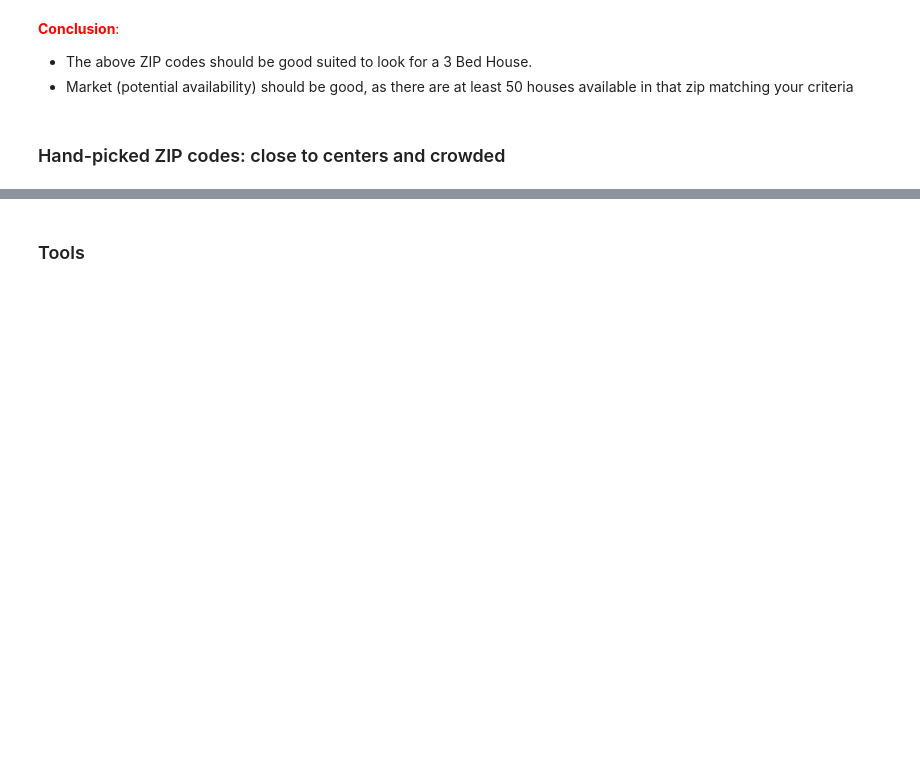
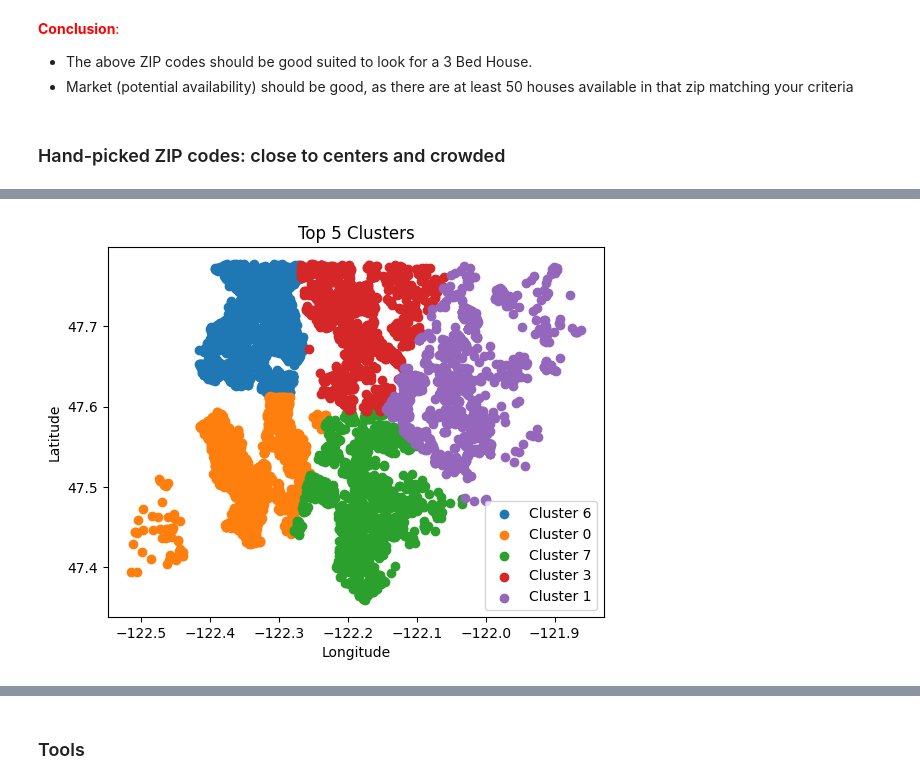
Before and after one commit to xit7/ds-eda-first-project-houses, a Jupyter notebook: 2_assignment-analysis.ipynb, the cells around one changed output, grey strips where cells are left out. Drawn from its saved outputs; the diff is of its cells as text; code cells hidden in the pictures; blank space fills up the shorter version.

```diff
--- a/2_assignment-analysis.ipynb
+++ b/2_assignment-analysis.ipynb
@@ -619,0 +640,28 @@ picked_zip = ['']
+# %%
+import pandas as pd
+import matplotlib.pyplot as plt
+
+# Assuming you have a DataFrame 'df' with 'latitude', 'longitude', and 'cluster' columns
+
+# Calculate the size of each cluster
+cluster_sizes = df_fam['Cluster'].value_counts().reset_index()
+cluster_sizes.columns = ['Cluster', 'size']
+
+# Sort the clusters by size and select the top 5
+top_clusters = cluster_sizes.sort_values(by='size', ascending=False).head(5)
+
+# Filter the DataFrame to include only data points from the top clusters
+filtered_df = df_fam[df_fam['Cluster'].isin(top_clusters['Cluster'])]
+
+# Create a scatter plot for the filtered data
+for cluster in top_clusters['Cluster']:
+    cluster_data = filtered_df[filtered_df['Cluster'] == cluster]
+    plt.scatter(cluster_data['Long'], cluster_data['Lat'], label=f'Cluster {cluster}')
+
+plt.xlabel('Longitude')
+plt.ylabel('Latitude')
+plt.legend()
+plt.title('Top 5 Clusters')
+plt.show()
+# %% [output]
+[figure, added]
```
Also changed, not shown: parts of 7 cells of this notebook.
